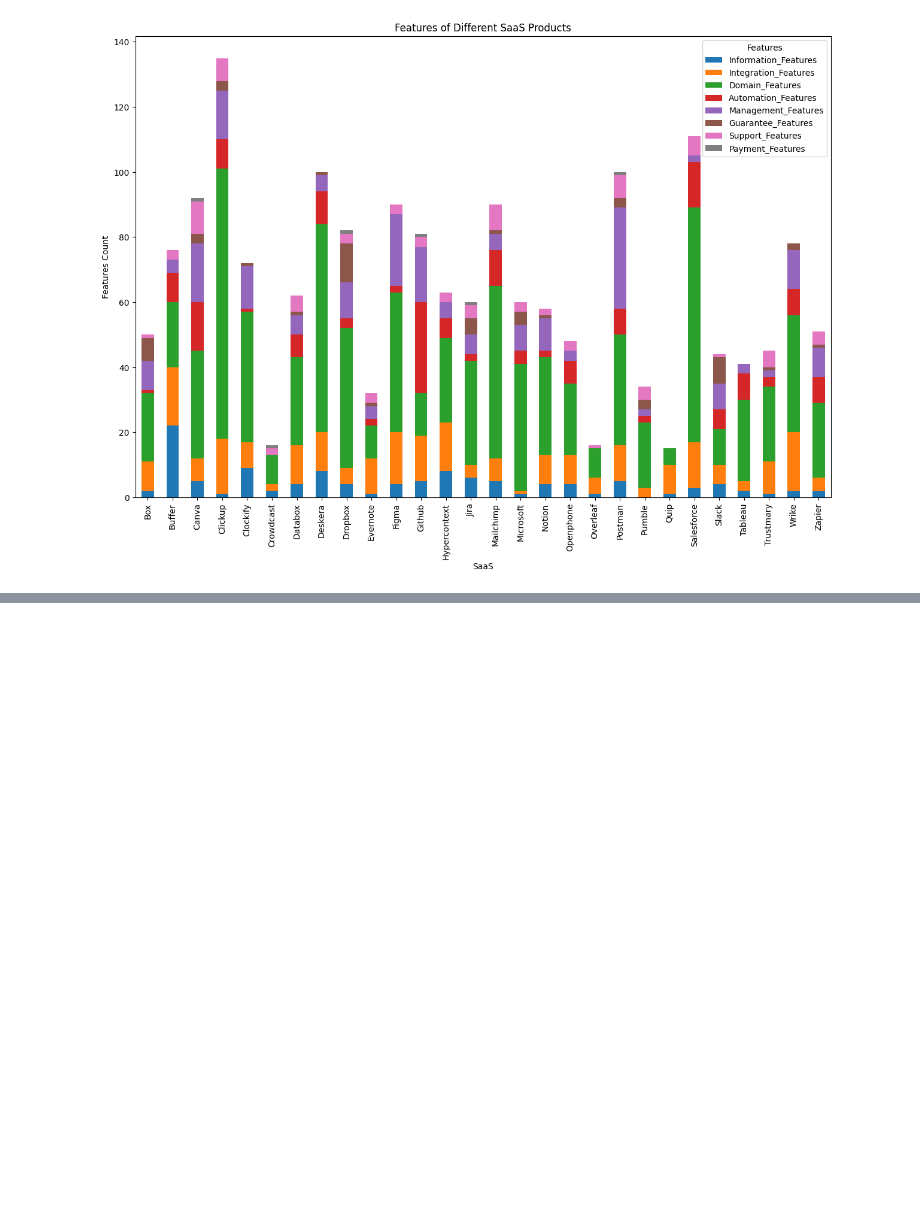
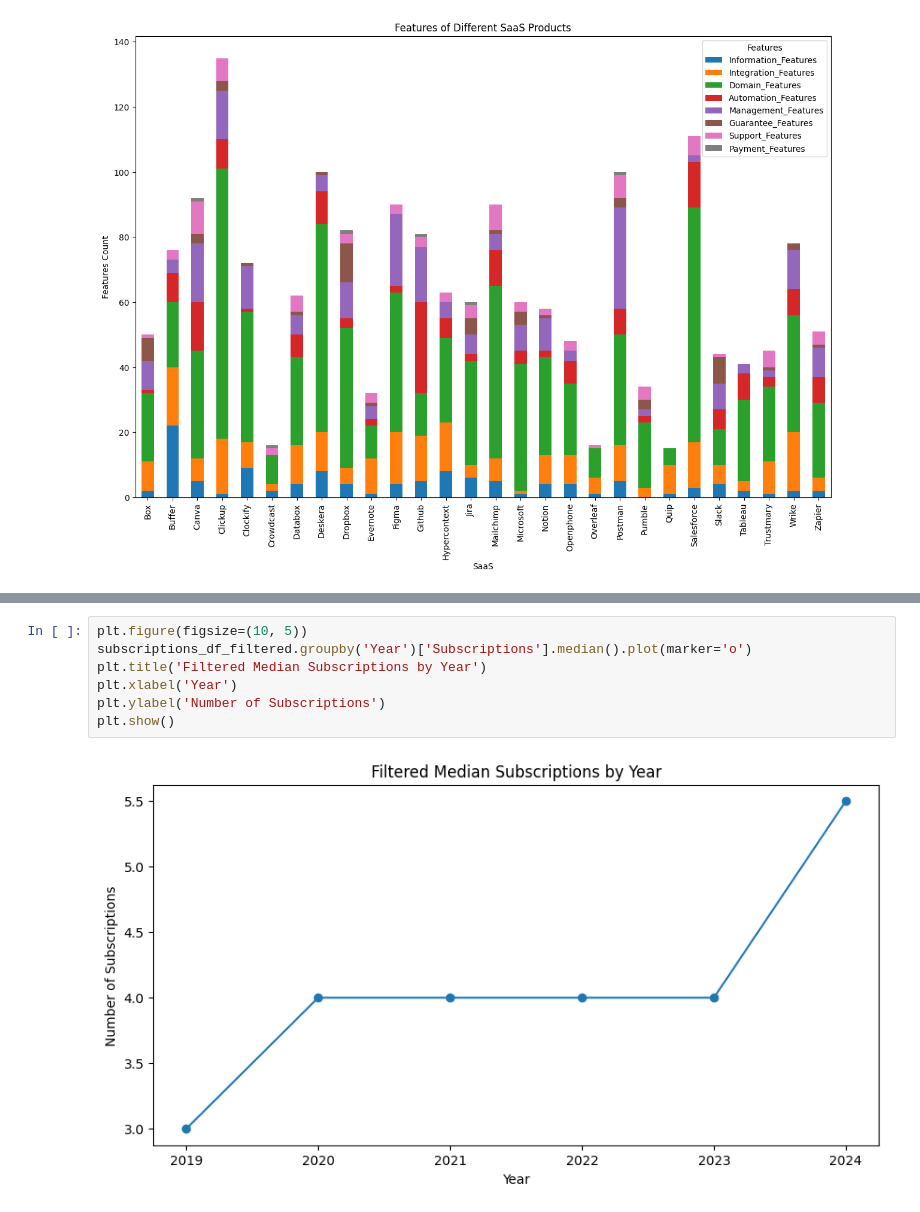
Before and after one commit to isa-group/SaaS-analysis, a Jupyter notebook: scripts/analytics/figures.ipynb, the cells around one changed output, grey strips where cells are left out. Cells and saved outputs as stored; diff of their text form; blank space fills up the shorter version.

```diff
--- a/scripts/analytics/figures.ipynb
+++ b/scripts/analytics/figures.ipynb
@@ -851,0 +1025,9 @@ plt.show()
+# %%
+plt.figure(figsize=(10, 5))
+subscriptions_df_filtered.groupby('Year')['Subscriptions'].median().plot(marker='o')
+plt.title('Filtered Median Subscriptions by Year')
+plt.xlabel('Year')
+plt.ylabel('Number of Subscriptions')
+plt.show()
+# %% [output]
+[figure, added]
```
Also changed, not shown: parts of 7 cells of this notebook, 3 other files.
